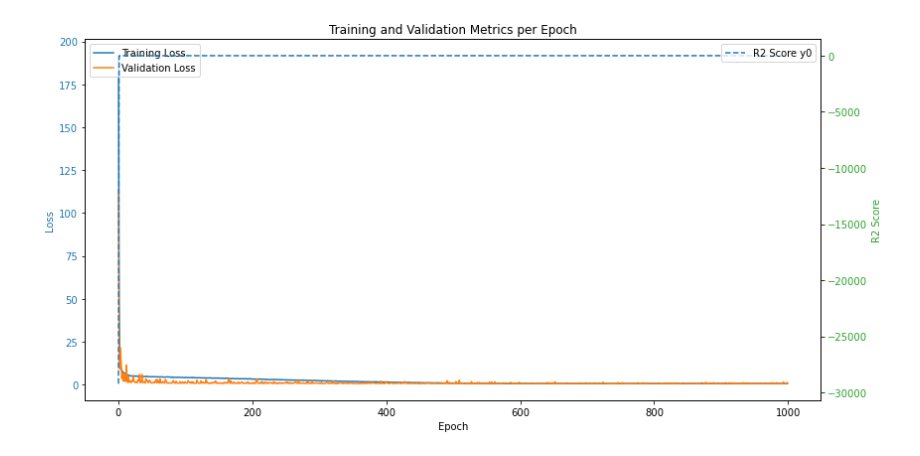
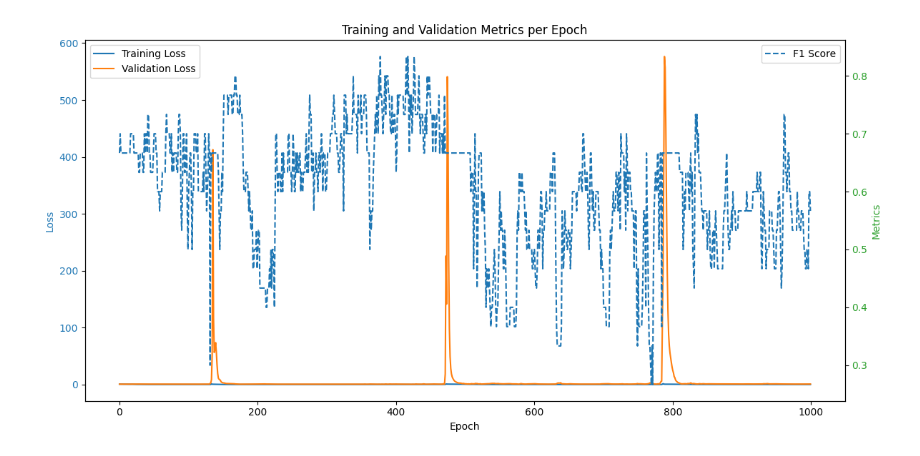
Before and after one commit to TEAM-AIOLY/Deep-Chemometrics, a Jupyter notebook: RMN_JC.ipynb, the cells around one changed output. Drawn from its saved outputs; the diff is of its cells as text; code cells hidden in the pictures.

Commit message:
bug correction (best_model saved, cpu and gpu training)

```diff
--- a/RMN_JC.ipynb
+++ b/RMN_JC.ipynb
@@ -60,6 +58,9 @@ Ytest=Ytest.iloc[:,1:2]
 print("X and Y training set")
 print(Ycal.shape)
 print(Xcal.shape)
+print("convert to one hot encoding")
+Ycal = np.squeeze(np.eye(2)[Ycal])
+print(Ycal.shape)
 # %% [output]
 X and Y training set
 (147, 1)
@@ -225,16 +254,16 @@ model_name ="_DeepSpectra_Mango_"
 LR = 0.01
 num_epochs = 1000
 save_interval = 10
-data_path ="/home/metz/deepchemometrics/Aioly/data/dataset/Mango/mango_dm_full_outlier_removed2.mat"
-save_path = os.path.dirname(data_path) + f'/models/{model_name}/' + model_name
+save_path = local_path + '/data/rmn_196/' + f'/models/{model_name}/' + model_name
 
-model = DeepSpectraCNN(spec_dims, mean = mean,std = std, out_dims=1)
+
+model = DeepSpectraCNN(spec_dims, mean = mean,std = std, out_dims=2)
 optimizer = optim.Adam(model.parameters(), lr=LR, weight_decay=0.003/2)
-criterion = nn.MSELoss(reduction='none')
-criterion_test = nn.MSELoss(reduction='none')
+criterion = nn.BCEWithLogitsLoss(reduction='none')
+criterion_test =  nn.BCEWithLogitsLoss(reduction='none')
 print(model)
 
-train_losses, val_losses,val_r2_scores, final_path =train(model, optimizer, criterion, cal_loader, val_loader, num_epochs, save_path=save_path, save_interval=save_interval)
+train_losses, val_losses,metrics, final_path =train(model, optimizer, criterion, cal_loader, val_loader, num_epochs, save_path=save_path, save_interval=save_interval,classification=True)
 # %% [output]
 DeepSpectraCNN(
   (conv1): Conv1d(1, 8, kernel_size=(7,), stride=(3,), padding=(3,))
@@ -266,17 +321,14 @@ spec_dims = x_cal.shape[1]
 LR = 0.01
 num_epochs = 1000
 save_interval = 10
-data_path ="/Users/jean-claudeboulet/Desktop/florent_maxime/Deep-Chemometrics-main/data/dataset/Mango/Mango/mango_dm_full_outlier_removed2.mat"
-save_path = os.path.dirname(data_path) + f'/models/{model_name}/' + model_name
+save_path = os.path.dirname(local_path) + f'/models/{model_name}/' + model_name
 
-model = ResNet18_1D(mean = mean,std = std, out_dims=1)
+model = ResNet18_1D(mean = mean,std = std, out_dims=2)
 optimizer = optim.Adam(model.parameters(), lr=LR, weight_decay=0.003/2)
-criterion = nn.MSELoss(reduction='none')
-criterion_test = nn.MSELoss(reduction='none')
 print(model)
 
 # lent à calculer!
-train_losses, val_losses,val_r2_scores, final_path =train(model, optimizer, criterion, cal_loader, val_loader, num_epochs, save_path=save_path, save_interval=save_interval)
+train_losses, val_losses, metrics, final_path =train(model, optimizer, criterion, cal_loader, val_loader, num_epochs, save_path=save_path, save_interval=save_interval,classification=True)
 # %% [output]
 ResNet1D(
   (conv1): Sequential(
@@ -298,2 +367,2 @@ Final model saved at /Users/jean-claudeboulet/Desktop/florent_maxime/Deep-Chemom
-[figure, old version]
+[figure, new version]
 # %%
```
Also changed, not shown: parts of 18 cells of this notebook, 2 other files.
